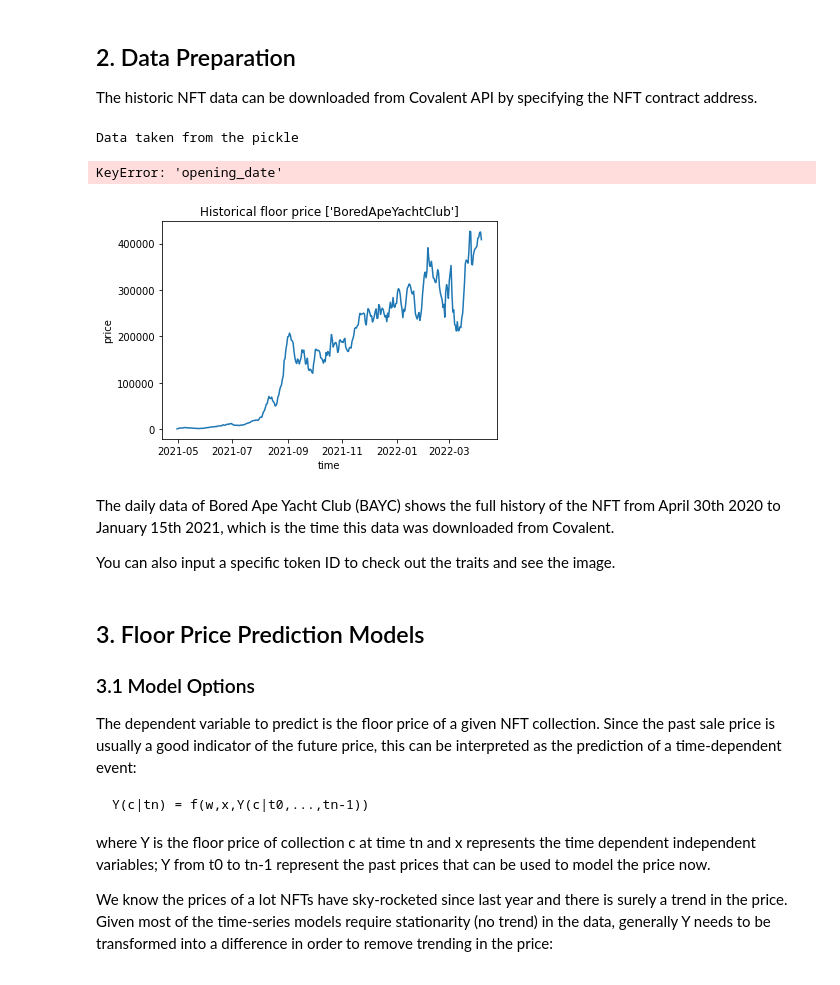
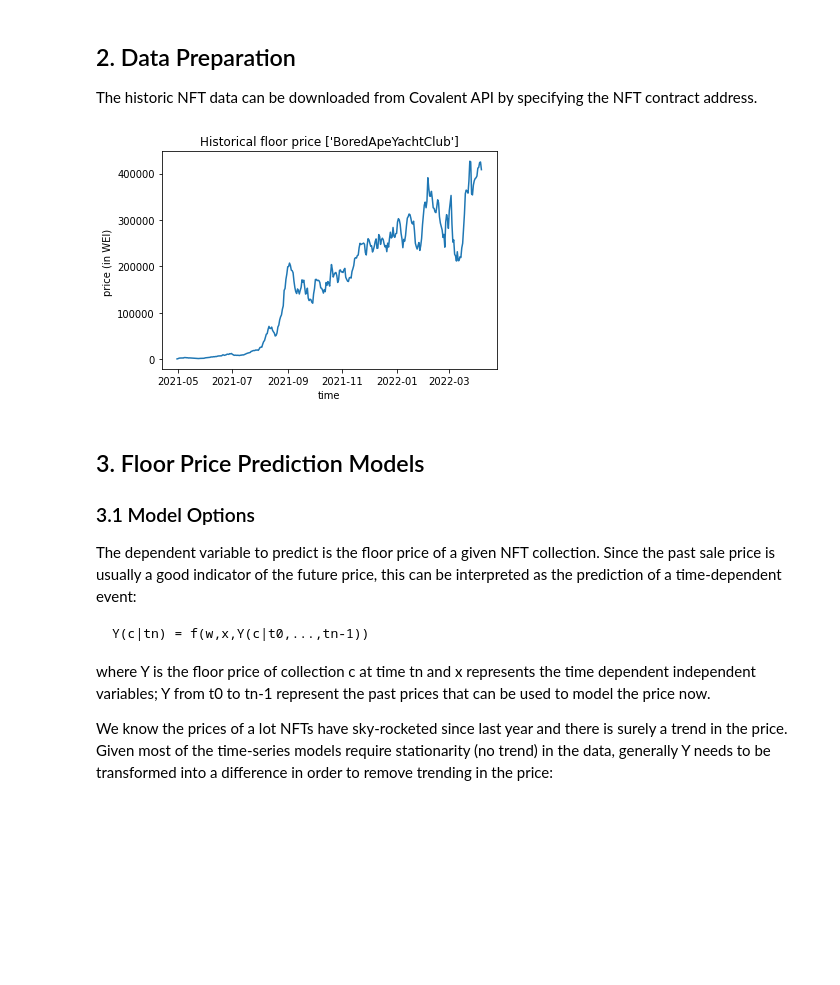
Before and after one commit to Toyok1/IA_ARIMA_e_altri, a Jupyter notebook: nft_prediction.ipynb, the cells around one changed output. Saved outputs shown, nothing was run; the diff lists cells and outputs as text; code cells hidden in the pictures; blank space fills up the shorter version.

```diff
--- a/nft_prediction.ipynb
+++ b/nft_prediction.ipynb
@@ -126,43 +130,24 @@ nft_address = '0xbc4ca0eda7647a8ab7c2061c2e118a18a936f13d'
 #'0x73DA73EF3a6982109c4d5BDb0dB9dd3E3783f313' my curio cards
 #'0xc3f733ca98E0daD0386979Eb96fb1722A1A05E69' Moon Cats
 #'0xA08126f5E1ED91A635987071E6FF5EB2aEb67C48' Galaxy Eggs
+# %%
+###################################
+## Read in historic floor prices ##
+###################################
+
+#data = fetch_collection_hist(nft_address)
+#data['opening_date'] = pd.to_datetime(data['opening_date'])
+#data = data.sort_values(by='opening_date', ascending=True)
+#data.set_index('opening_date', inplace=True)
+
+data = pd.read_pickle("./monkey_pickle.pkl")
 # %%
-###################################
-## Read in historic floor prices ##
-###################################
-
-## Read in floor price
-try:
-    data = fetch_collection_hist(nft_address)
-except TypeError:
-    print("Data taken from the pickle")
-    data = data = pd.read_pickle("./monkey_pickle.pkl")
-
-
-data['opening_date'] = pd.to_datetime(data['opening_date'])
-data = data.sort_values(by='opening_date', ascending=True)
-data.set_index('opening_date', inplace=True)
-
 ## Plot floor price
 name = np.unique(data['collection_name']).tolist()
 plt.plot( data["floor_price_quote_7d"])
 plt.title("Historical floor price "+str(name))
 plt.xlabel("time")
-plt.ylabel("price")
+plt.ylabel("price (in WEI) ")
 plt.show()
 # %% [output]
-Data taken from the pickle
-KeyError: 'opening_date'
+[figure, added]
-# %%
-name = np.unique(data['collection_name']).tolist()
-plt.plot( data["floor_price_quote_7d"])
-plt.title("Historical floor price "+str(name))
-plt.xlabel("time")
-plt.ylabel("price")
-plt.show()
-# %% [output]
-[figure, removed]
-# %% [markdown]
-The daily data of Bored Ape Yacht Club (BAYC) shows the full history of the NFT from April 30th 2020 to January 15th 2021, which is the time this data was downloaded from Covalent.
-
-You can also input a specific token ID to check out the traits and see the image.
```
Also changed, not shown: parts of 18 cells of this notebook.
